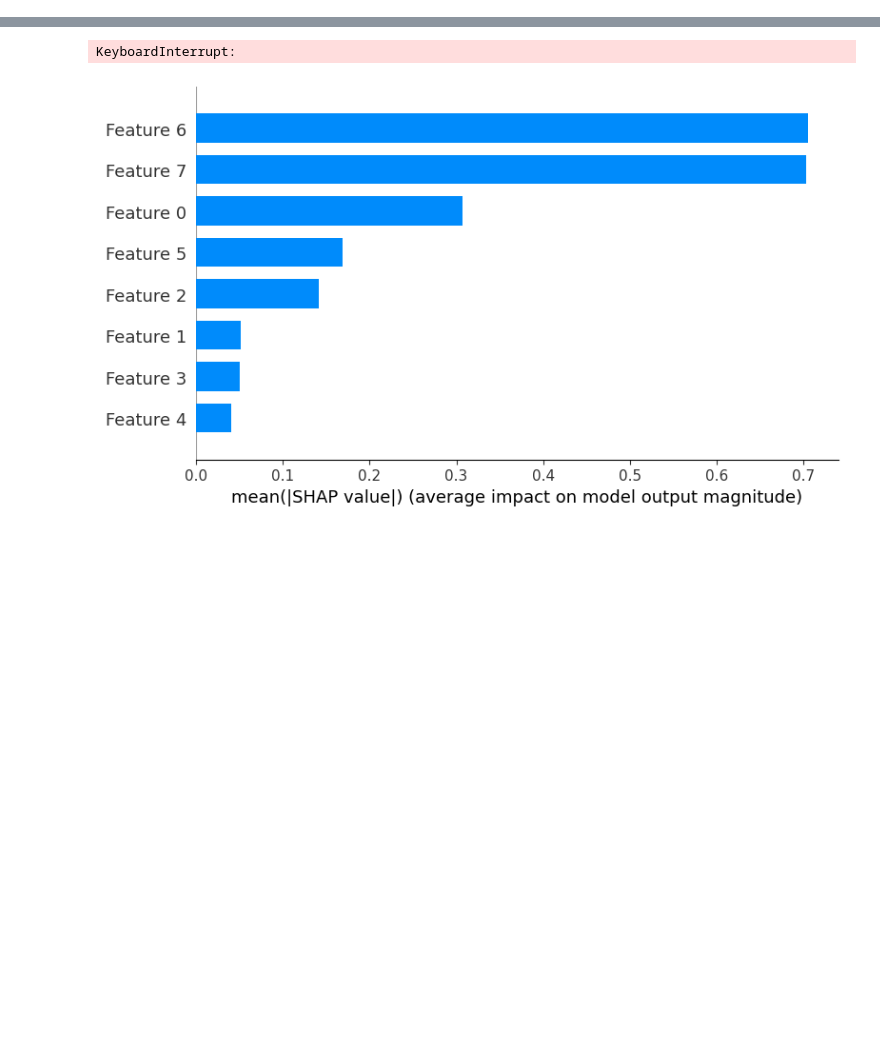
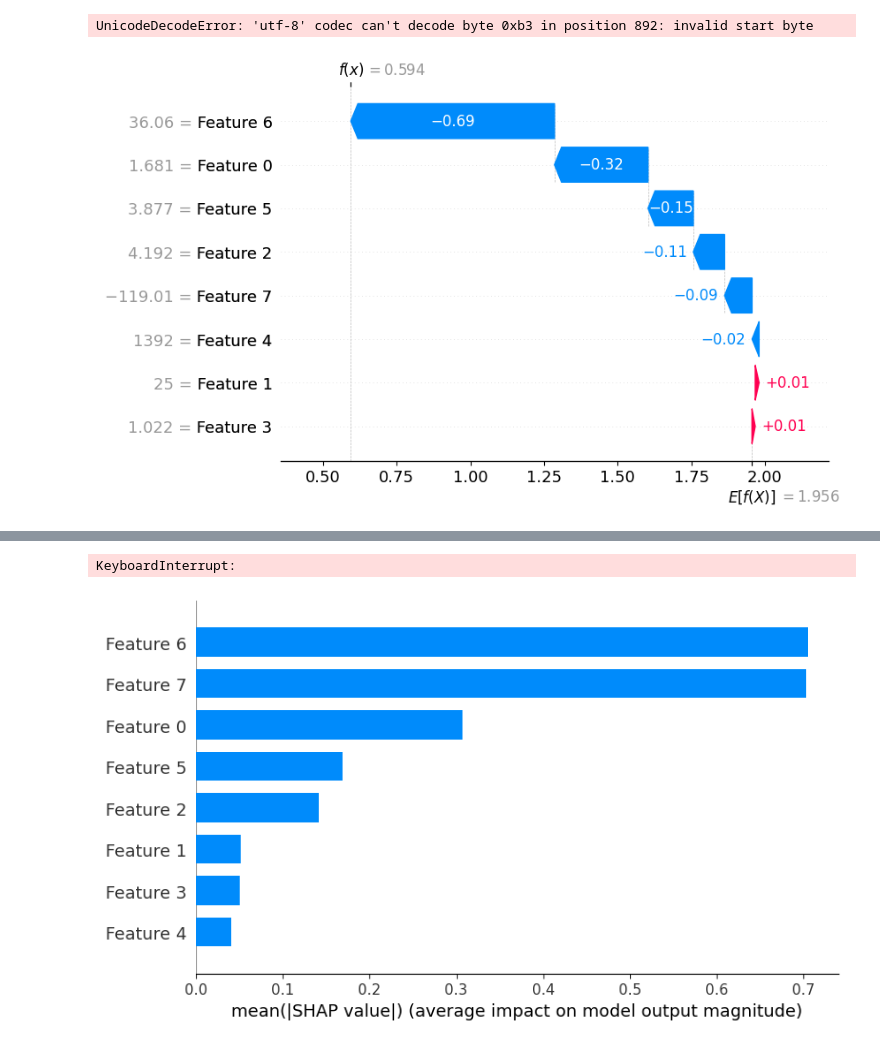
Before and after one commit to s-y-u-n/master_shap, a Jupyter notebook: tamr/examples/example.ipynb, the cells around one changed output, grey strips where cells are left out. Drawn from its saved outputs; the diff is of its cells as text; code cells hidden in the pictures; blank space fills up the shorter version.

Commit message:
SHAP値の計算方法を修正し、ウォーターフォールプロットを追加

```diff
--- a/tamr/examples/example.ipynb
+++ b/tamr/examples/example.ipynb
@@ -32,0 +33,26 @@ XGBRegressor(base_score=None, booster=None, callbacks=None,
+# %%
+import pandas as pd
+from sklearn.datasets import fetch_california_housing
+
+dataset = fetch_california_housing()
+X = pd.DataFrame(dataset.data, columns=dataset.feature_names)
+y = dataset.target
+# %%
+import xgboost
+import shap
+model = xgboost.XGBRegressor()
+model.fit(X, y)
+# 1. モデル shap.Explainer()に渡す
+explainer = shap.TreeExplainer(model)
+# 2. 説明変数(特徴量)を渡す
+shap_values = explainer(X)
+# %% [output]
+UnicodeDecodeError: 'utf-8' codec can't decode byte 0xb3 in position 892: invalid start byte
+# %%
+# SHAP値の計算
+explainer = shap.Explainer(model.predict, X_test)
+shap_values = explainer(X_test)
+# %%
+shap.plots.waterfall(shap_values[0], max_display=14, show=False)
+# %% [output]
+[figure, added]
```
Also changed, not shown: parts of 3 cells of this notebook, 1 other file.
